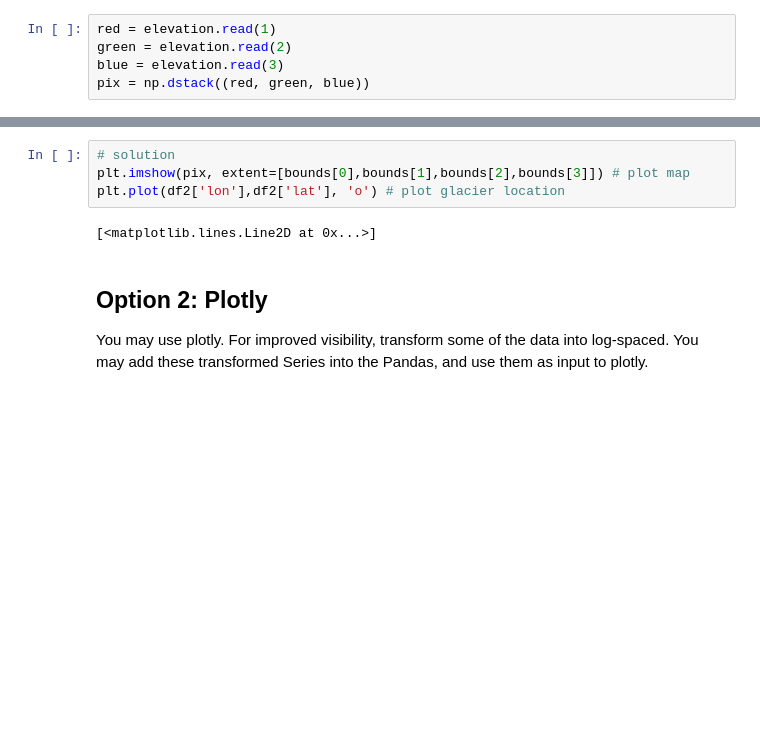
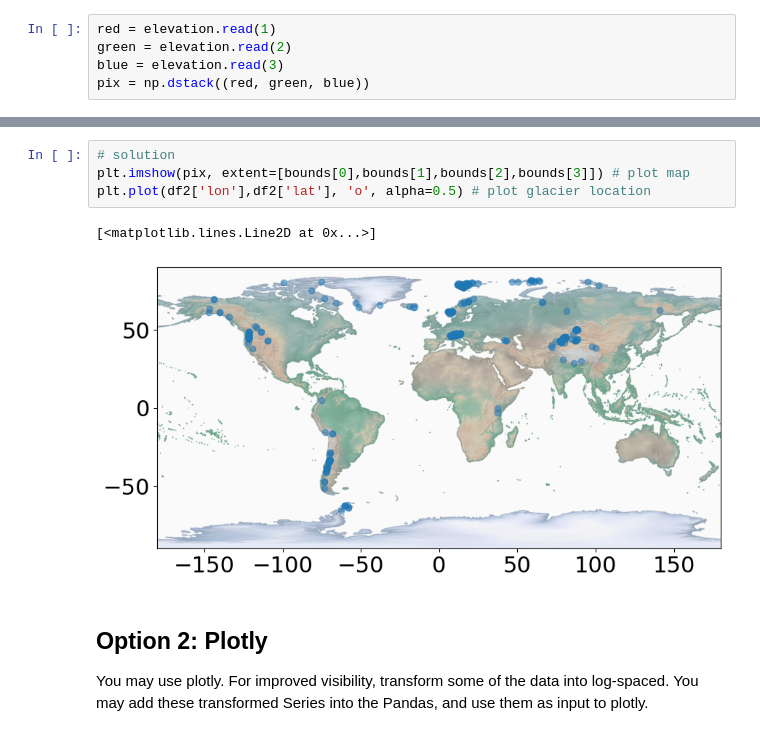
Before and after one commit to UW-ESS-DS/MLGeo_2022_koepflma, a Jupyter notebook: homework/homework_3.ipynb, the cells around one changed output, grey strips where cells are left out. Drawn from its saved outputs; the diff is of its cells as text; blank space fills up the shorter version.

```diff
--- a/homework/homework_3.ipynb
+++ b/homework/homework_3.ipynb
@@ -136,9 +122,10 @@ Name: lat, Length: 488, dtype: float64
 # %%
 # solution
 plt.imshow(pix, extent=[bounds[0],bounds[1],bounds[2],bounds[3]]) # plot map
-plt.plot(df2['lon'],df2['lat'], 'o') # plot glacier location
+plt.plot(df2['lon'],df2['lat'], 'o', alpha=0.5) # plot glacier location
 # %% [output]
 [<matplotlib.lines.Line2D at 0x...>]
+[figure, added]
 # %% [markdown]
 ## Option 2: Plotly
 
```
Also changed, not shown: parts of 1 cell of this notebook, 1 other file.
